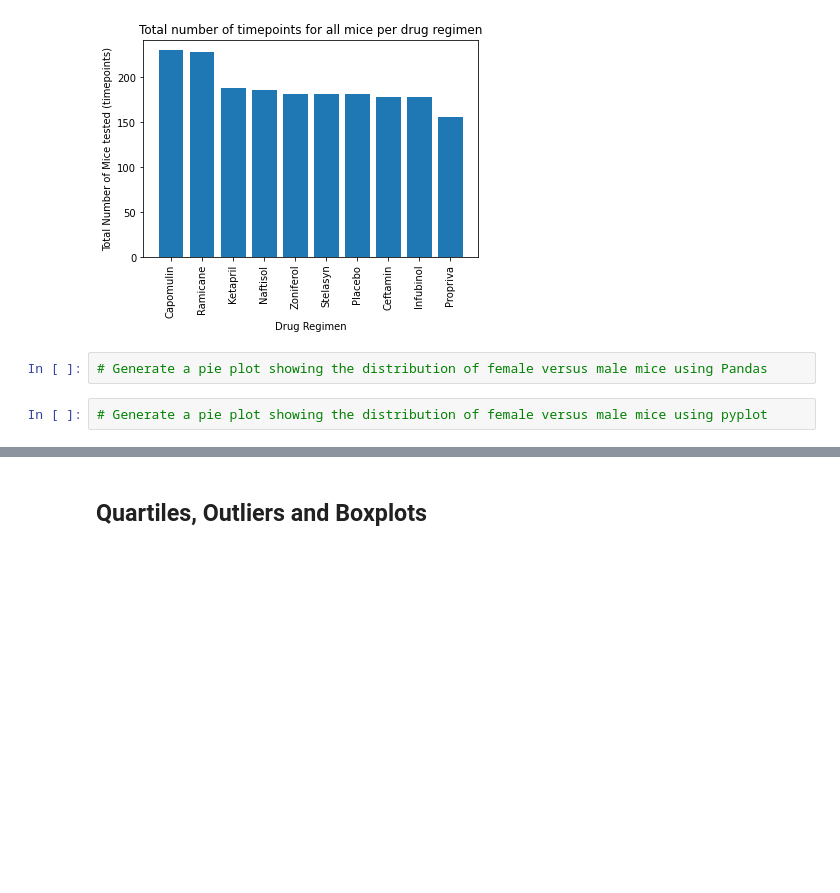
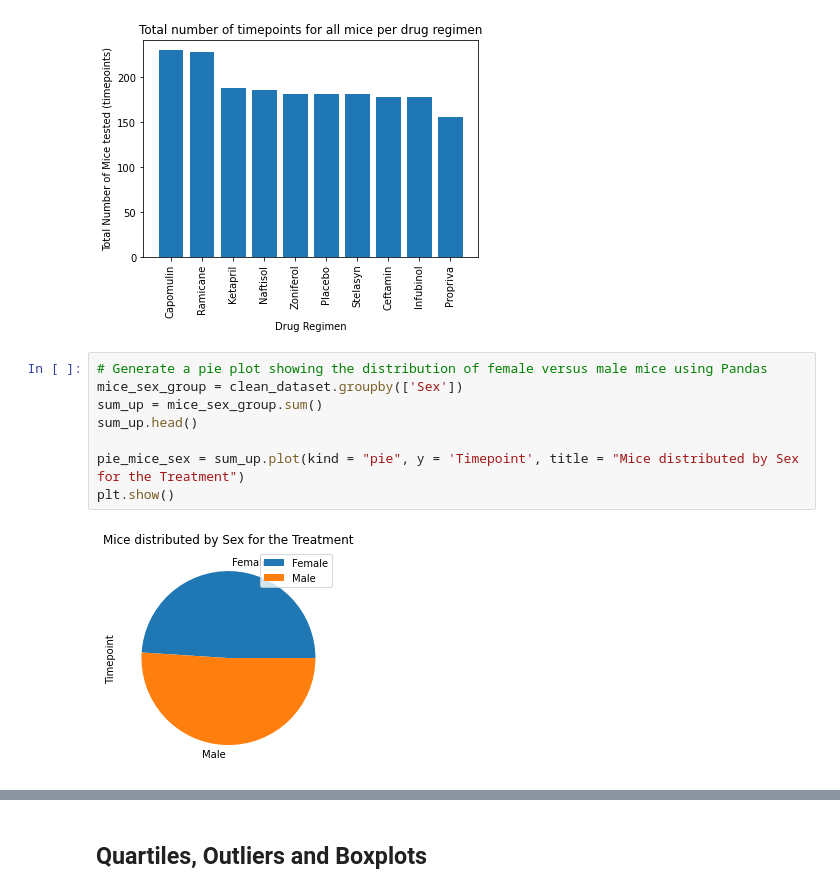
Before and after one commit to sunnyrvd27/matplotlib-challenge, a Jupyter notebook: starter.ipynb, the cells around one changed output, grey strips where cells are left out. Drawn from its saved outputs; the diff is of its cells as text; blank space fills up the shorter version.

```diff
--- a/starter.ipynb
+++ b/starter.ipynb
@@ -178,5 +178,11 @@ plt.show()
 [figure]
 # %%
 # Generate a pie plot showing the distribution of female versus male mice using Pandas
+mice_sex_group = clean_dataset.groupby(['Sex'])
+sum_up = mice_sex_group.sum()
+sum_up.head()
+
+pie_mice_sex = sum_up.plot(kind = "pie", y = 'Timepoint', title = "Mice distributed by Sex for the Treatment")
+plt.show()
+# %% [output]
+[figure, added]
-# %%
-# Generate a pie plot showing the distribution of female versus male mice using pyplot
```
Also changed, not shown: parts of 11 cells of this notebook.
